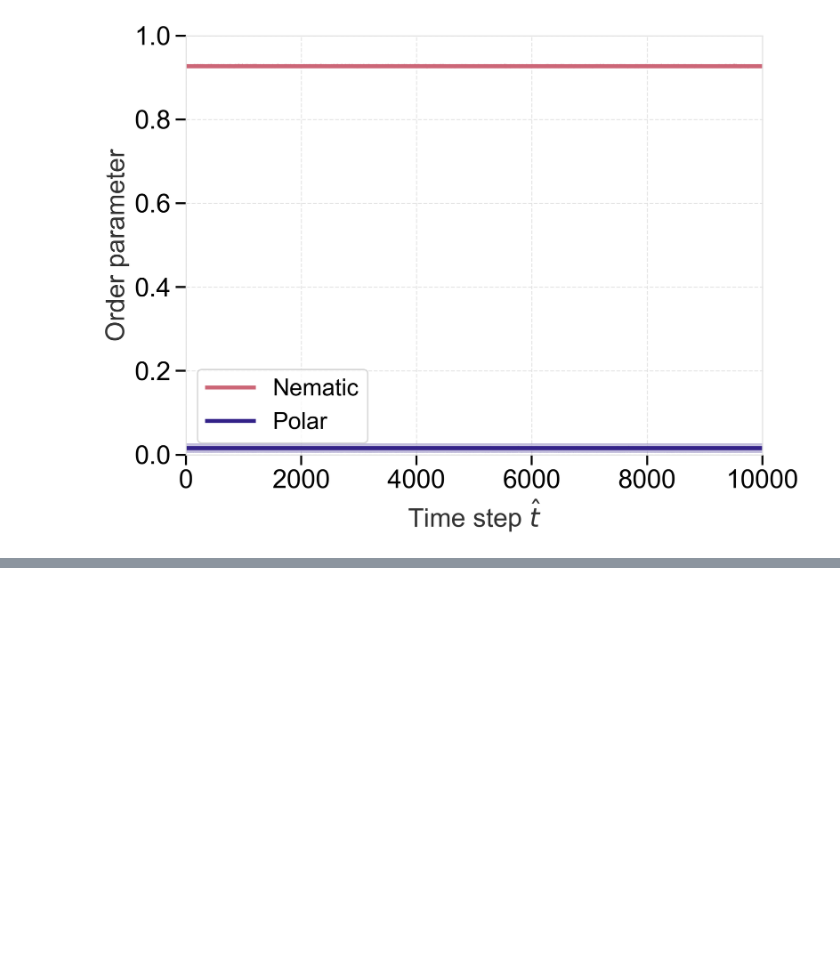
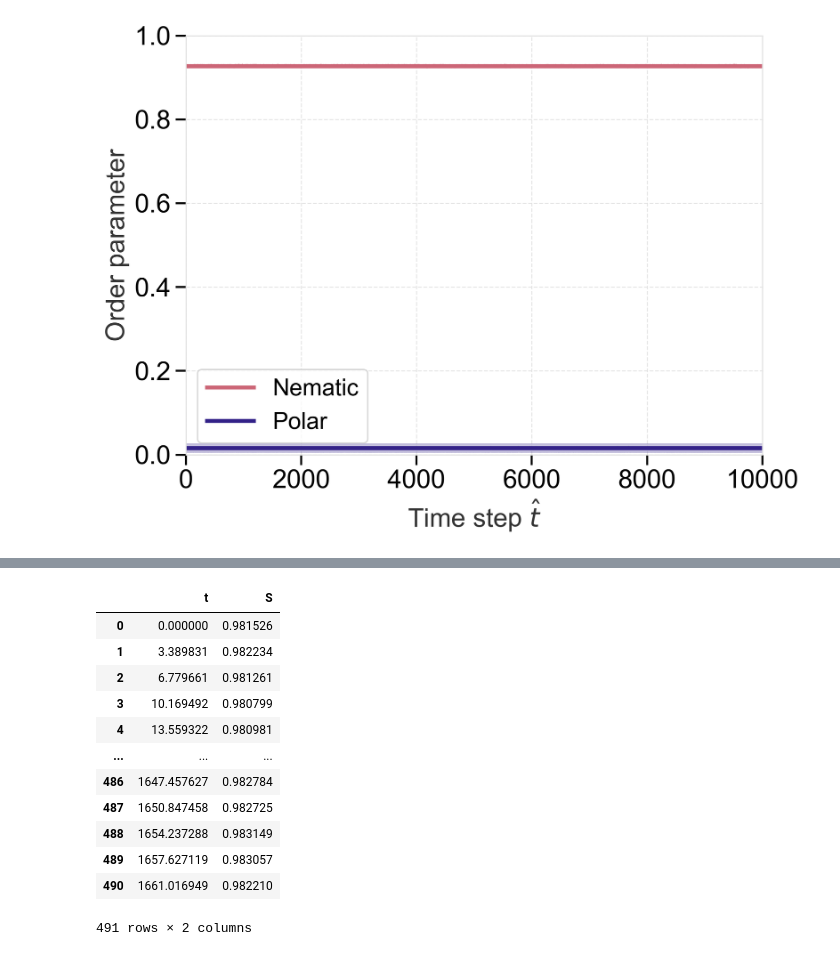
Before and after one commit to wppppupr/MTCargoSim, a Jupyter notebook: analysis/graph/order.ipynb, the cells around one changed output, grey strips where cells are left out. Drawn from its saved outputs; the diff is of its cells as text; code cells hidden in the pictures; blank space fills up the shorter version.

```diff
--- a/analysis/graph/order.ipynb
+++ b/analysis/graph/order.ipynb
@@ -102,2 +108,2 @@ fig.savefig(f"{cd}/figure/order_parameter_exp.pdf", bbox_inches='tight')"""
 # %%
-OP_list = [order_zarr[0,:]/tau, order_zarr[1,:]]
+OP_list = np.array([order_zarr[0,:]/tau, order_zarr[1,:]]).T
@@ -105,0 +110,20 @@ OP_list
+# %%
+import pandas as pd
+
+df=pd.DataFrame(OP_list, columns=['t', 'S'])
+# %%
+df
+# %% [output]
+|  | t | S |
+| 0 | 0.000000 | 0.981526 |
+| 1 | 3.389831 | 0.982234 |
+| 2 | 6.779661 | 0.981261 |
+| 3 | 10.169492 | 0.980799 |
+| 4 | 13.559322 | 0.980981 |
+| ... | ... | ... |
+| 486 | 1647.457627 | 0.982784 |
+| 487 | 1650.847458 | 0.982725 |
+| 488 | 1654.237288 | 0.983149 |
+| 489 | 1657.627119 | 0.983057 |
+| 490 | 1661.016949 | 0.982210 |
+491 rows × 2 columns
```
Also changed, not shown: parts of 3 cells of this notebook, 2 other files.
